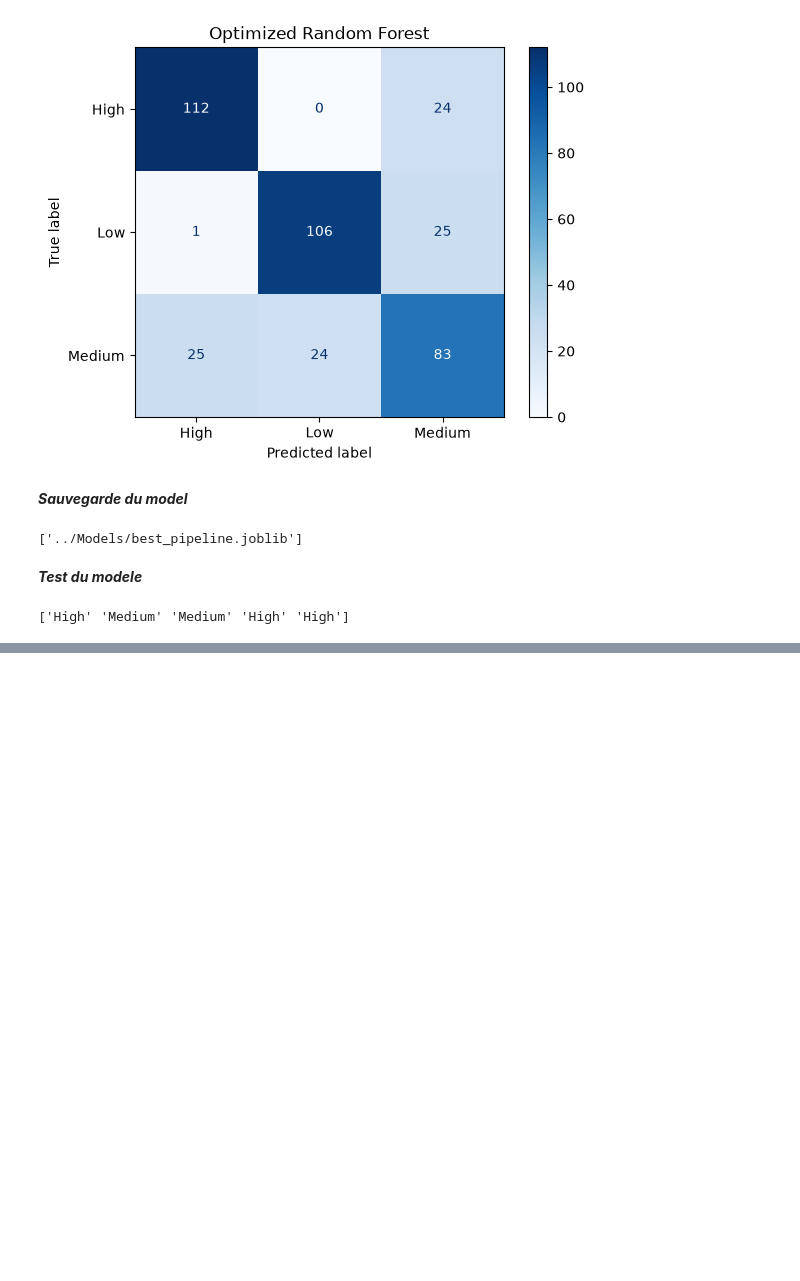
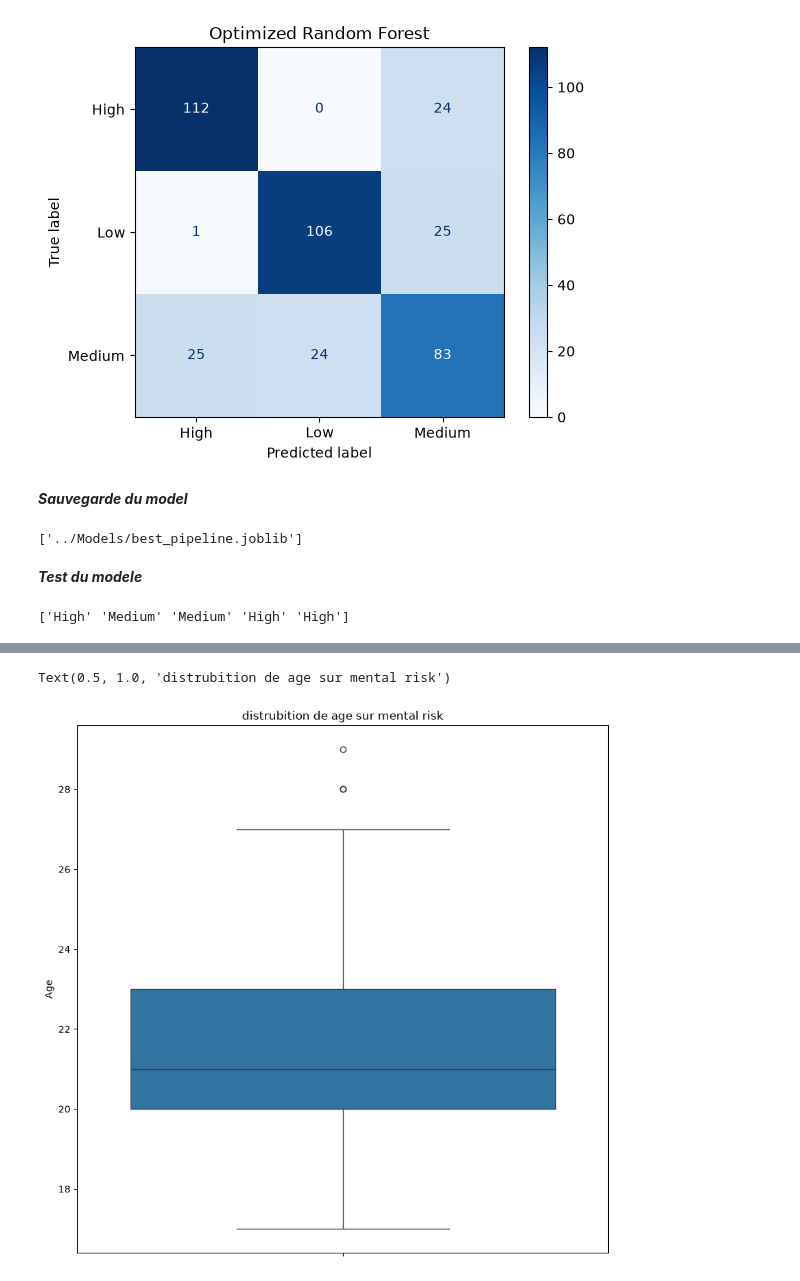
Before and after one commit to Kadiri-Mohamed/StudentMind, a Jupyter notebook: Notebooks/Notebook.ipynb, the cells around one changed output, grey strips where cells are left out. Cells and saved outputs as stored; diff of their text form; code cells hidden in the pictures; blank space fills up the shorter version.

```diff
--- a/Notebooks/Notebook.ipynb
+++ b/Notebooks/Notebook.ipynb
@@ -626,0 +710,7 @@ print(predictions)
+# %%
+plt.figure(figsize=(10,10))
+sns.boxplot(data=df , y = df['Age'])
+plt.title('distrubition de age sur mental risk')
+# %% [output]
+Text(0.5, 1.0, 'distrubition de age sur mental risk')
+[figure, added]
```
Also changed, not shown: parts of 12 cells of this notebook, 10 other files.
